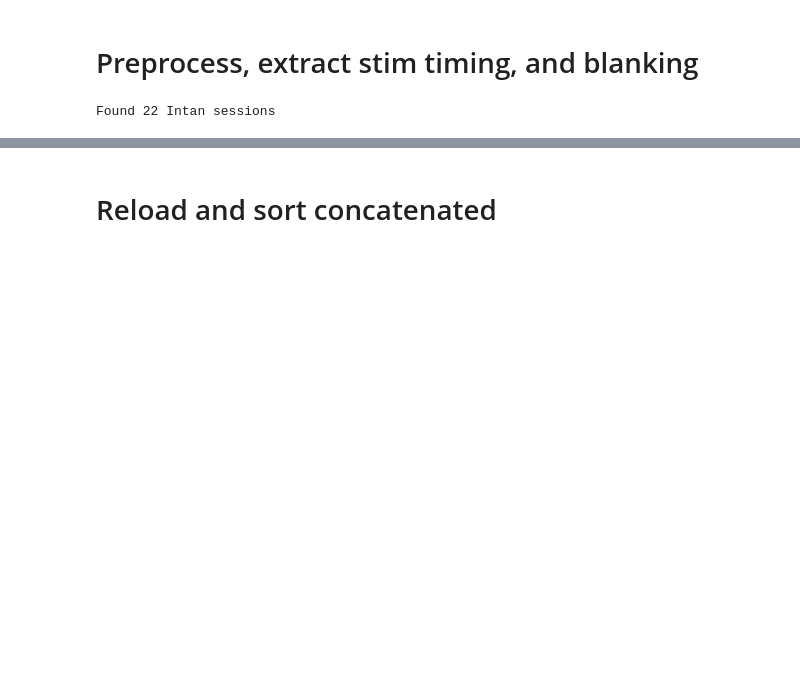
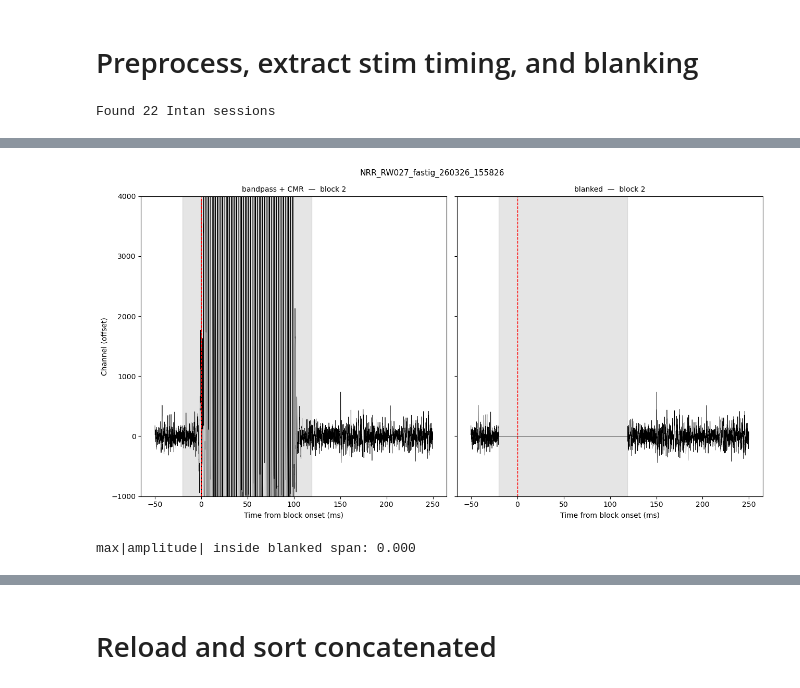
Before and after one commit to Raynor-Cerebellum-Project/RCP_fastigial_analysis, a Jupyter notebook: batch_scripts/fastigial_sorting.ipynb, the cells around one changed output, grey strips where cells are left out. Drawn from its saved outputs; the diff is of its cells as text; code cells hidden in the pictures; blank space fills up the shorter version.

```diff
--- a/batch_scripts/fastigial_sorting.ipynb
+++ b/batch_scripts/fastigial_sorting.ipynb
@@ -90,3 +125,40 @@ Found 22 Intan sessions
+# %%
+if bb.shape[0] == 0:
+    raise SystemExit("no stim blocks in this session")
+
+k = min(2, bb.shape[0] - 1)          # third block, past any startup transient
+center = int(bb[k, 0])
+pre_ms, post_ms = 50.0, 250.0
+chans = range(32, 33, 1)
+spacing = 600.0
+
+s0 = max(0, int(center - pre_ms * fs / 1000.0))
+s1 = min(rec_blanked.get_num_samples(), int(center + post_ms * fs / 1000.0))
+t = (np.arange(s0, s1) - center) * 1000.0 / fs
+
+fig, axes = plt.subplots(1, 2, figsize=(13, 7), sharey=True)
+for ax, rec, label in zip(axes, [rec_cmr, rec_blanked], ["bandpass + CMR", "blanked"]):
+    tr = rec.get_traces(start_frame=s0, end_frame=s1)
+    for row, ch in enumerate(chans):
+        ax.plot(t, tr[:, ch] + row * spacing, lw=0.5, color="k")
+    ax.axvline(0, color="r", ls="--", lw=1.0)
+    ax.axvspan(-ARTRMV_MS_BEFORE,
+               (bb[k, 1] - bb[k, 0]) * 1000.0 / fs + ARTRMV_TAIL_MS,
+               color="grey", alpha=0.2)
+    ax.set_title(f"{label}  —  block {k}", fontsize=10)
+    ax.set_xlabel("Time from block onset (ms)")
+axes[0].set_ylabel("Channel (offset)")
+axes[0].set_ylim([-1000, 4000])
+fig.suptitle(sess.name, fontsize=11)
+fig.tight_layout()
+plt.show()
+
+# Blanked span should be exactly zero
+chk = rec_blanked.get_traces(start_frame=int(bb[k, 0]), end_frame=int(bb[k, 1]))
+print(f"max|amplitude| inside blanked span: {np.abs(chk).max():.3f}")
+# %% [output]
+[figure, added]
+max|amplitude| inside blanked span: 0.000
 # %%
 SKIP_SESSIONS = {0, 1, 2}  # 0-indexed
 
```
Also changed, not shown: parts of 3 cells of this notebook, 4 other files.
